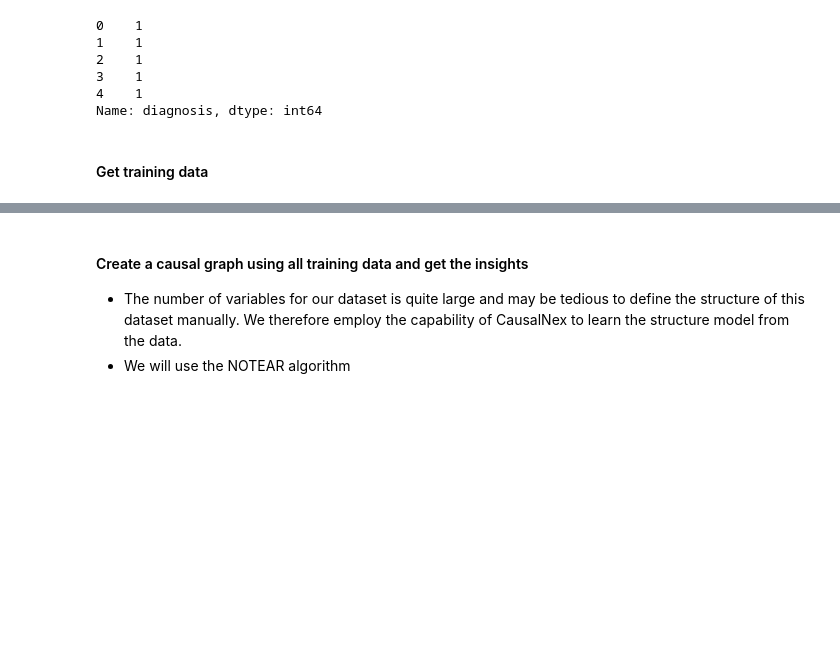
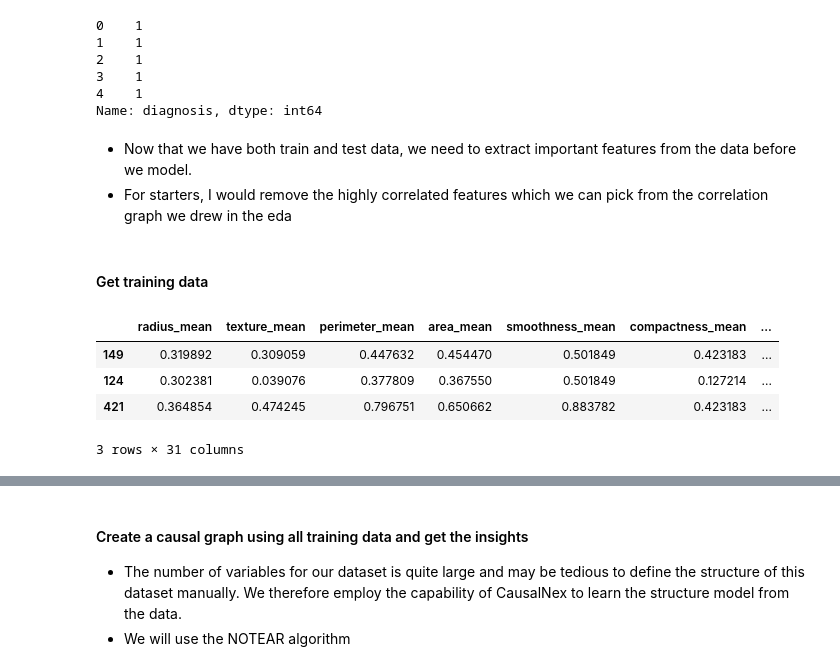
Before and after one commit to ProgrammingOperative/Causal-Inference, a Jupyter notebook: notebooks/causal_learning.ipynb, the cells around one changed output, grey strips where cells are left out. Drawn from its saved outputs; the diff is of its cells as text; code cells hidden in the pictures; blank space fills up the shorter version.

```diff
--- a/notebooks/causal_learning.ipynb
+++ b/notebooks/causal_learning.ipynb
@@ -63,10 +64,19 @@ Y[:5]
 Name: diagnosis, dtype: int64
 # %%
 x_train, x_test, y_train, y_test = train_test_split(X, Y, test_size=0.3, random_state=42)
+# %% [markdown]
+- Now that we have both train and test data, we need to extract important features from the data before we model.
+- For starters, I would remove the highly correlated features which we can pick from the correlation graph we drew in the eda
 # %% [markdown]
 #### Get training data
 # %%
 ### Concatenate the train_x and train_y
 
 total_train = pd.concat([x_train, y_train], axis=1)
-new = total_train[10:-1]
+total_train[:3]
+# %% [output]
+|  | radius_mean | texture_mean | perimeter_mean | area_mean | smoothness_mean | compactness_mean | ... |
+| 149 | 0.319892 | 0.309059 | 0.447632 | 0.454470 | 0.501849 | 0.423183 | ... |
+| 124 | 0.302381 | 0.039076 | 0.377809 | 0.367550 | 0.501849 | 0.127214 | ... |
+| 421 | 0.364854 | 0.474245 | 0.796751 | 0.650662 | 0.883782 | 0.423183 | ... |
+3 rows × 31 columns
```
Also changed, not shown: parts of 11 cells of this notebook, 2 other files.
